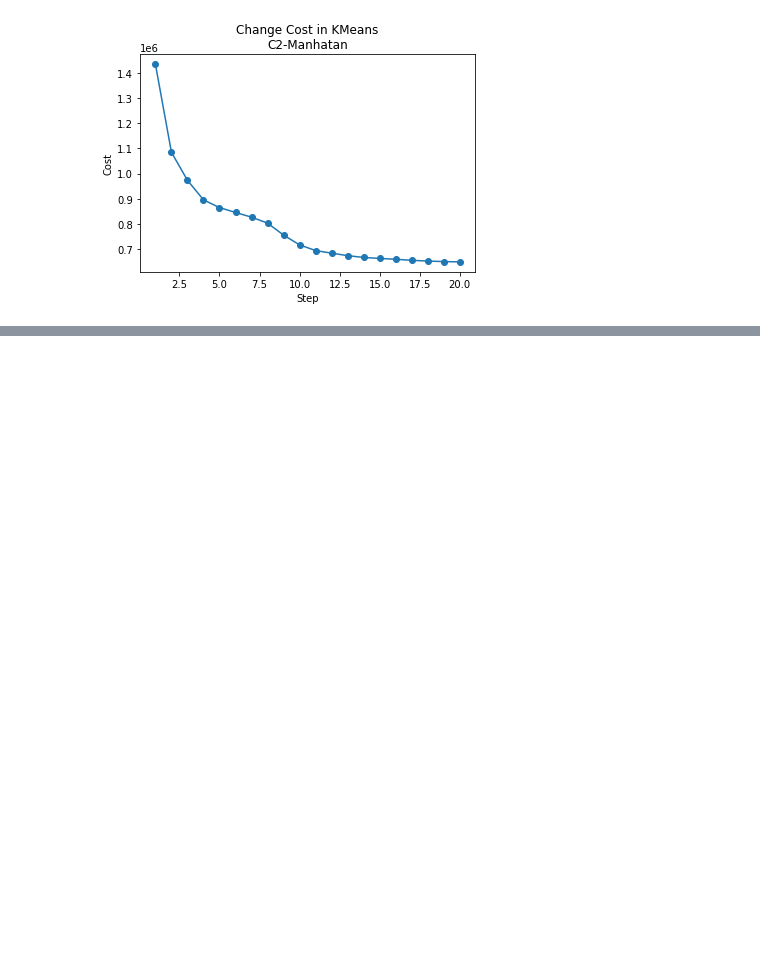
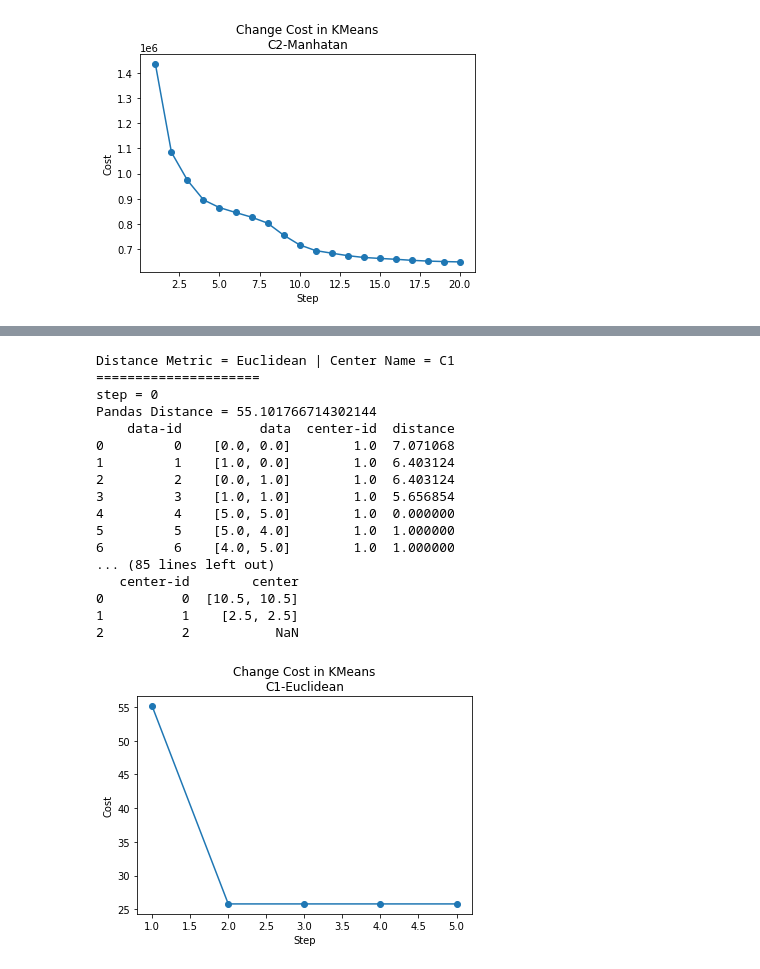
Before and after one commit to AUT-Student/BigData-HW2, a Jupyter notebook: BigData_HW2_Q3.ipynb, the cells around one changed output, grey strips where cells are left out. Drawn from its saved outputs; the diff is of its cells as text; code cells hidden in the pictures; blank space fills up the shorter version.

```diff
--- a/BigData_HW2_Q3.ipynb
+++ b/BigData_HW2_Q3.ipynb
@@ -241,0 +343,52 @@ Change cost percent in ten steps 51%
+# %%
+dataset_tiny = pd.DataFrame({"data-id": range(12), "data":[
+                                                            [0.0, 0.0],
+                                                            [1.0, 0.0],
+                                                            [0.0, 1.0],
+                                                            [1.0, 1.0],
+                                                            [5.0, 5.0],
+                                                            [5.0, 4.0],
+                                                            [4.0, 5.0],
+                                                            [4.0, 4.0],
+                                                            [10.0, 11.0],
+                                                            [11.0, 11.0],
+                                                            [11.0, 10.0],
+                                                            [10.0, 10.0]]})
+# %%
+center_tiny = pd.DataFrame({"center-id": range(3), "center": [
+                                                              [5.0, 7.0],
+                                                              [5.0, 5.0],
+                                                              [2.0, 10.0]
+]})
+# %%
+distance_metric_name = "Euclidean"
+# distance_metric_name = "Manhatan"
+
+center, center_name = (c1_pandas, "C1")
+
+print(f"Distance Metric = {distance_metric_name} | Center Name = {center_name}")
+
+kmeans = SparkKMeans(dataset=dataset_tiny, center=center_tiny, description=f"{center_name}-{distance_metric_name}", distance_metric_name=distance_metric_name)
+
+kmeans_output = kmeans.run(number_epochs=5)
+
+kmeans.report()
+# %% [output]
+Distance Metric = Euclidean | Center Name = C1
+=====================
+step = 0
+Pandas Distance = 55.101766714302144
+    data-id          data  center-id  distance
+0         0    [0.0, 0.0]        1.0  7.071068
+1         1    [1.0, 0.0]        1.0  6.403124
+2         2    [0.0, 1.0]        1.0  6.403124
+3         3    [1.0, 1.0]        1.0  5.656854
+4         4    [5.0, 5.0]        1.0  0.000000
+5         5    [5.0, 4.0]        1.0  1.000000
+6         6    [4.0, 5.0]        1.0  1.000000
+... (85 lines left out)
+   center-id        center
+0          0  [10.5, 10.5]
+1          1    [2.5, 2.5]
+2          2           NaN
+[figure, added]
```
Also changed, not shown: parts of 23 cells of this notebook.
